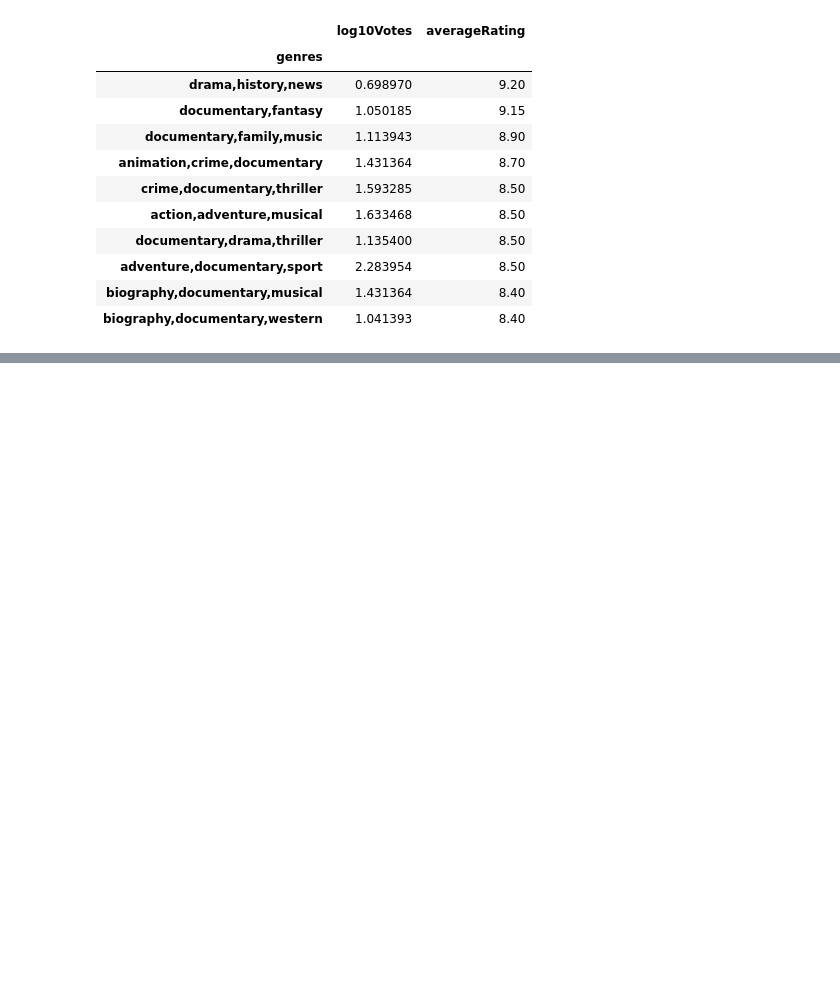
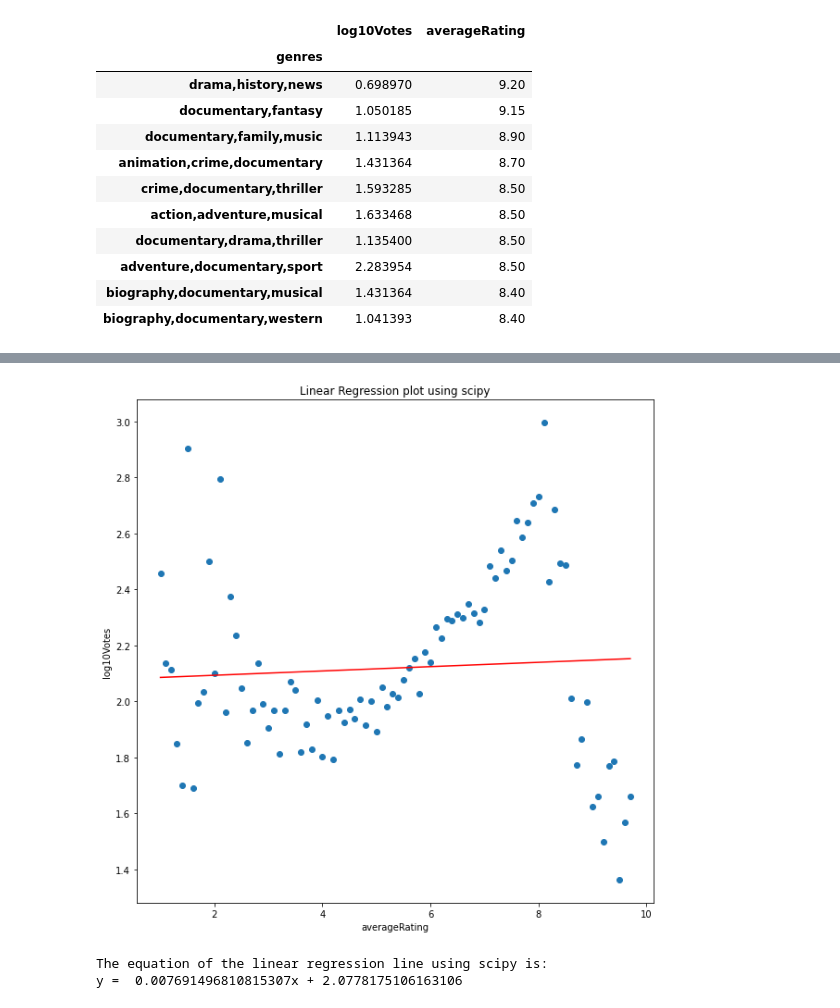
Before and after one commit to obengdouglas/DSI-2022, a Jupyter notebook: DSI_imdb.ipynb, the cells around one changed output, grey strips where cells are left out. Saved outputs shown, nothing was run; the diff lists cells and outputs as text; code cells hidden in the pictures; blank space fills up the shorter version.

```diff
--- a/DSI_imdb.ipynb
+++ b/DSI_imdb.ipynb
@@ -455,0 +422,30 @@ df_new_averageRating.head()
+# %%
+#     8.2 Using scipy
+
+
+from scipy import stats
+
+x = df_new_averageRating['averageRating']
+y = df_new_averageRating['log10Votes']
+
+slope, intercept, r, p, std_err = stats.linregress(x, y)
+
+def myfunc(x):
+  return slope * x + intercept
+
+mymodel = list(map(myfunc, x))
+
+plt.figure(figsize=(10,10))
+plt.scatter(x, y)
+plt.plot(x, mymodel, 'r')
+plt.xlabel('averageRating')
+plt.ylabel('log10Votes')
+plt.title('Linear Regression plot using scipy')
+plt.show()
+
+print('The equation of the linear regression line using scipy is:')
+print('y = ', str(slope) + 'x +', float(intercept))
+# %% [output]
+[figure, added]
+The equation of the linear regression line using scipy is:
+y =  0.007691496810815307x + 2.0778175106163106
```
Also changed, not shown: parts of 38 cells of this notebook.
